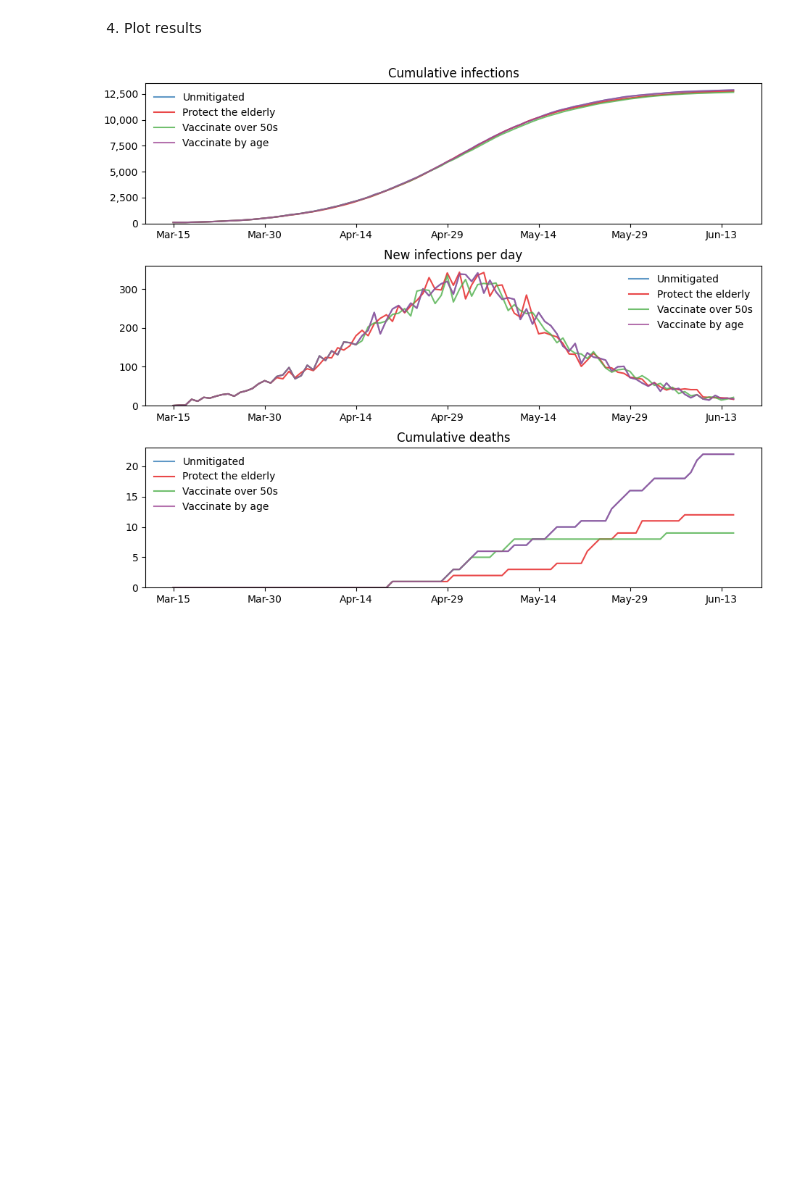
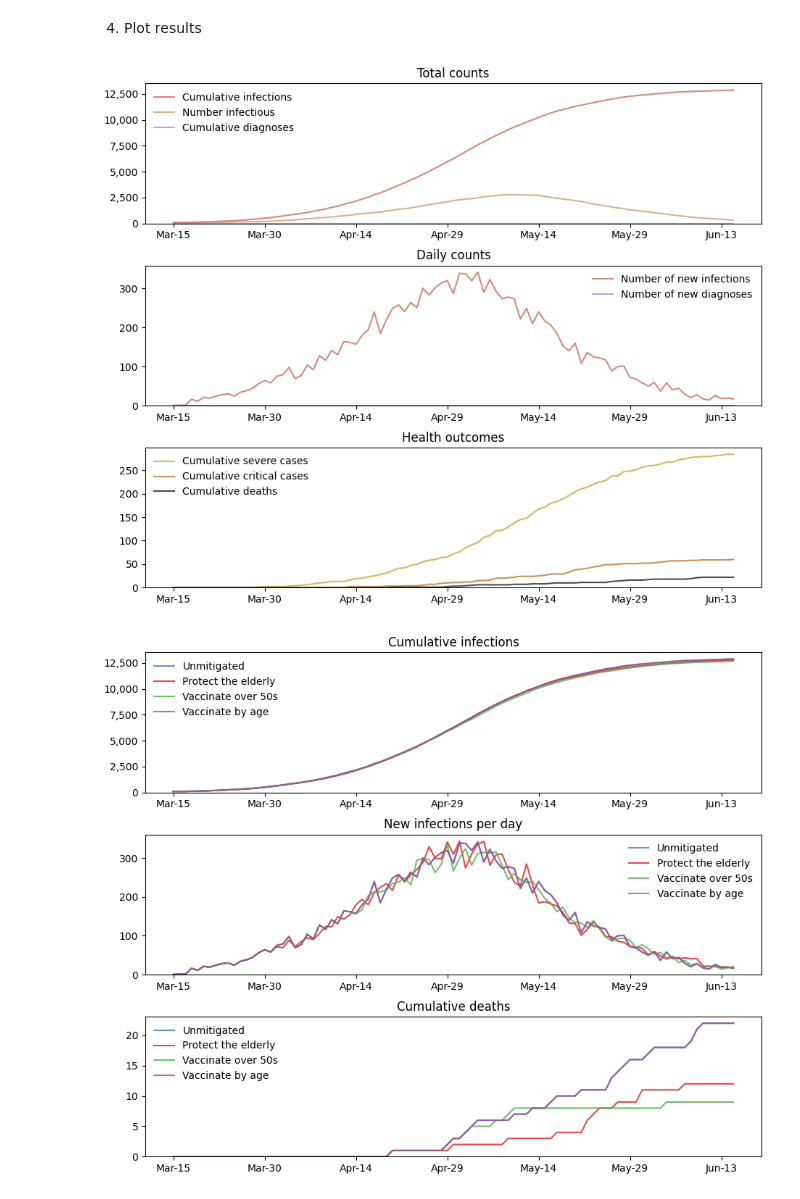
Before and after one commit to spet2094/covasim, a Jupyter notebook: docs/tutorials/DRC Customised covasim output.ipynb, the cells around one changed output. Drawn from its saved outputs; the diff is of its cells as text; code cells hidden in the pictures; blank space fills up the shorter version.

```diff
--- a/docs/tutorials/DRC Customised covasim output.ipynb
+++ b/docs/tutorials/DRC Customised covasim output.ipynb
@@ -92,6 +92,9 @@ Loading location-specific data for "Democratic Republic of the Congo"
 4. Plot results
 # %%
 scenariofig = sim.plot()  #  this will only work if I run sim.run() not msim.run()
+sim.plot()
+# %% [output]
+[figure, added]
 # %%
 fig2 = msim.plot(to_plot= ['cum_deaths', 'new_infections'])
 # plots different scenarios against one another
```
Also changed, not shown: parts of 1 cell of this notebook.
